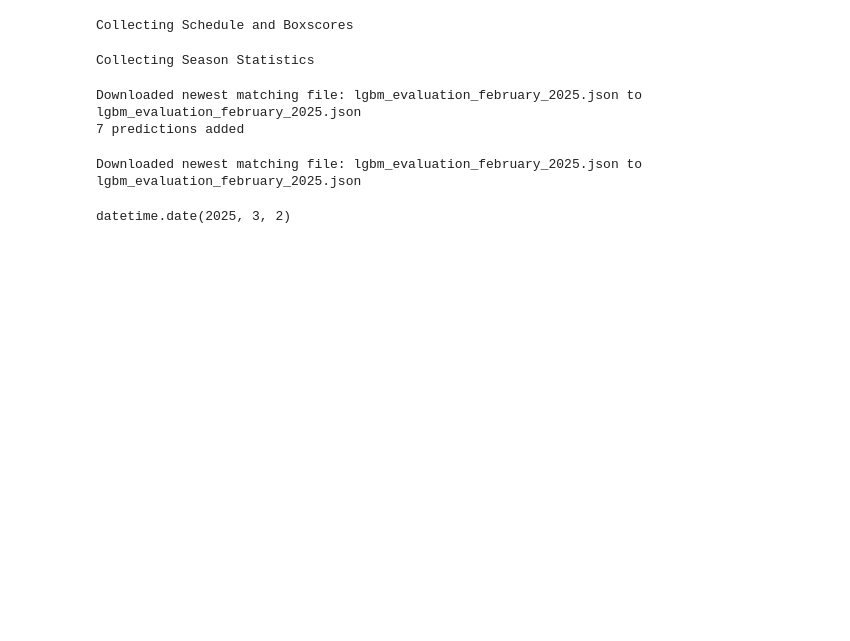
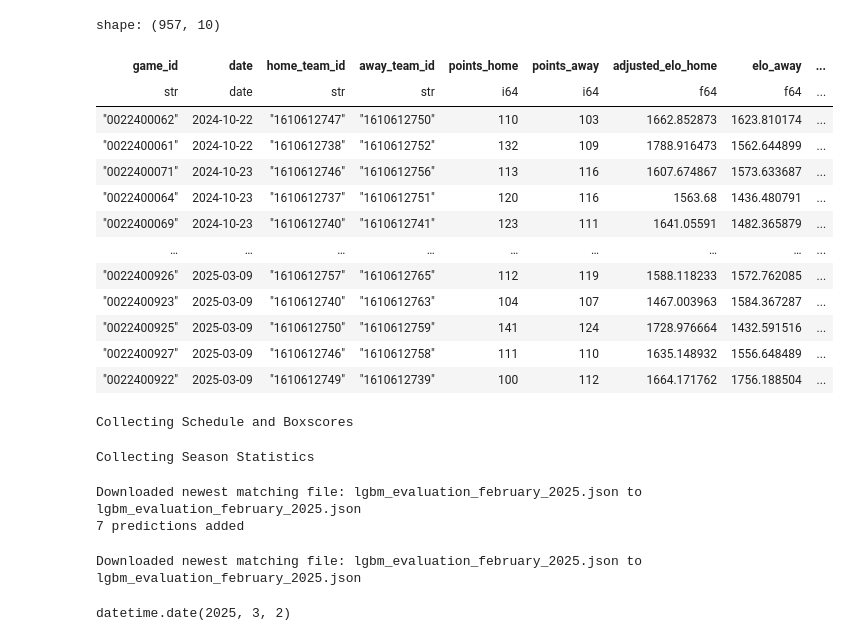
Before and after one commit to nicoFhahn/nba-game-classification, a Jupyter notebook: src/manual_scrape.ipynb, the cells around one changed output. Drawn from its saved outputs; the diff is of its cells as text; code cells hidden in the pictures; blank space fills up the shorter version.

```diff
--- a/src/manual_scrape.ipynb
+++ b/src/manual_scrape.ipynb
@@ -35,3 +348,63 @@ season_id = res['season_id']
+# %%
+games.sort("date").with_columns([
+    pl.struct([
+        "home_team_id", "date"
+    ]).map_elements(
+        lambda x: games.filter(
+            (
+                (
+                    (pl.col('home_team_id') == x['home_team_id']) &
+                    (pl.col('points_home') > pl.col('points_away')) &
+                    (pl.col('adjusted_elo_home') < pl.col('elo_away'))
+                ) |
+                (
+                    (pl.col('away_team_id') == x['home_team_id']) &
+                    (pl.col('points_home') < pl.col('points_away'))&
+                    (pl.col('adjusted_elo_home') >= pl.col('elo_away'))
+                    )
+            ) &
+            (
+                pl.col('date') < x['date']
+            )
+            ).shape[0], return_dtype=pl.Int64
+        ).alias('upsets_this_year_home_team'),
+    pl.struct([
+        "away_team_id", "date"
+    ]).map_elements(
+        lambda x: games.filter(
+            (
+                (
+                    (pl.col('home_team_id') == x['away_team_id']) &
+                    (pl.col('points_home') > pl.col('points_away')) &
+                    (pl.col('adjusted_elo_home') < pl.col('elo_away'))
+                ) |
+                (
+                    (pl.col('away_team_id') == x['away_team_id']) &
+                    (pl.col('points_home') < pl.col('points_away'))&
+                    (pl.col('adjusted_elo_home') >= pl.col('elo_away'))
+                    )
+            ) &
+            (
+                pl.col('date') < x['date']
+            )
+            ).shape[0], return_dtype=pl.Int64
+        ).alias('upsets_this_year_away_team')
+])
+# %% [output]
+shape: (957, 10)
+| game_id | date | home_team_id | away_team_id | points_home | points_away | adjusted_elo_home | elo_away | ... |
+| str | date | str | str | i64 | i64 | f64 | f64 | ... |
+| "0022400062" | 2024-10-22 | "1610612747" | "1610612750" | 110 | 103 | 1662.852873 | 1623.810174 | ... |
+| "0022400061" | 2024-10-22 | "1610612738" | "1610612752" | 132 | 109 | 1788.916473 | 1562.644899 | ... |
+| "0022400071" | 2024-10-23 | "1610612746" | "1610612756" | 113 | 116 | 1607.674867 | 1573.633687 | ... |
+| "0022400064" | 2024-10-23 | "1610612737" | "1610612751" | 120 | 116 | 1563.68 | 1436.480791 | ... |
+| "0022400069" | 2024-10-23 | "1610612740" | "1610612741" | 123 | 111 | 1641.05591 | 1482.365879 | ... |
+| … | … | … | … | … | … | … | … | ... |
+| "0022400926" | 2025-03-09 | "1610612757" | "1610612765" | 112 | 119 | 1588.118233 | 1572.762085 | ... |
+| "0022400923" | 2025-03-09 | "1610612740" | "1610612763" | 104 | 107 | 1467.003963 | 1584.367287 | ... |
+| "0022400925" | 2025-03-09 | "1610612750" | "1610612759" | 141 | 124 | 1728.976664 | 1432.591516 | ... |
+| "0022400927" | 2025-03-09 | "1610612746" | "1610612758" | 111 | 110 | 1635.148932 | 1556.648489 | ... |
+| "0022400922" | 2025-03-09 | "1610612749" | "1610612739" | 100 | 112 | 1664.171762 | 1756.188504 | ... |
 # %%
 print('Collecting Schedule and Boxscores')
 season(
```
Also changed, not shown: parts of 13 cells of this notebook, 1 other file.
